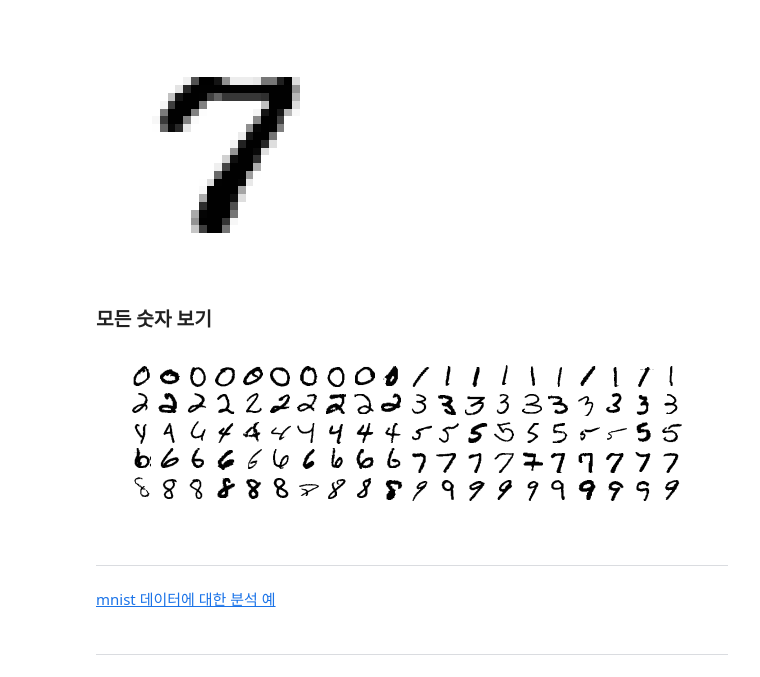
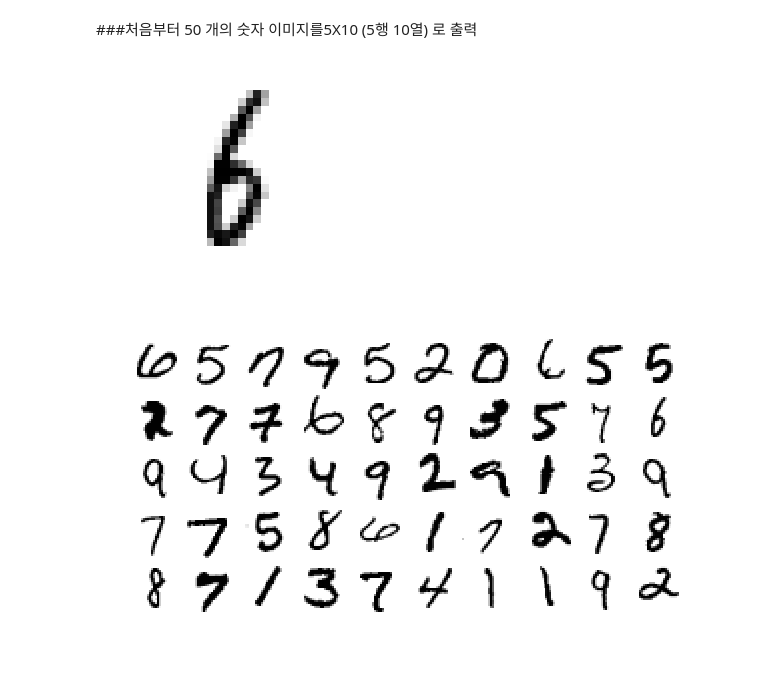
Before and after one commit to zza0818/py-11, a Jupyter notebook: Summary_mnist_data_py11.ipynb, the cells around one changed output. Drawn from its saved outputs; the diff is of its cells as text; code cells hidden in the pictures.

```diff
--- a/Summary_mnist_data_py11.ipynb
+++ b/Summary_mnist_data_py11.ipynb
@@ -229,0 +8,3 @@ array([[  0,   0,   0,   0,   0,   0,   0,   0,   0,   0,   0,   0,   0,
+# %%
+import numpy as np
+data = np.loadtxt('sample_data/mnist_train_small.csv', delimiter=',', dtype=np.float32)
@@ -229,0 +35,2 @@ array([[  0,   0,   0,   0,   0,   0,   0,   0,   0,   0,   0,   0,   0,
+# %%
+ndata = data[:,1:785]
@@ -230,3 +63,5 @@ array([[  0,   0,   0,   0,   0,   0,   0,   0,   0,   0,   0,   0,   0,
+# %% [markdown]
+###처음부터 50 개의 숫자 이미지를5X10 (5행 10열) 로 출력
 # %%
 # 맷플롯립 설정
 %matplotlib inline
@@ -234,18 +69,16 @@ import matplotlib
 import matplotlib.pyplot as plt
 # %%
 # 맷플롯립의 imshow()로 숫자 이미지 보기
-some_digit = digits[77]
-some_digit_image = some_digit.reshape(28,28)
-plt.imshow(some_digit_image, cmap=matplotlib.cm.binary, interpolation="nearest")
+some_ndata = ndata[19]
+some_ndata_image = some_ndata.reshape(28,28)
+plt.imshow(some_ndata_image, cmap=matplotlib.cm.binary, interpolation="nearest")
 plt.axis("off")
 plt.show()
 # %% [output]
-[figure, old version]
+[figure, new version]
-# %% [markdown]
-### 모든 숫자 보기
 # %%
 # 숫자 그림을 위한 추가 함수
-def plot_digits(instances, images_per_row=10, **options):
+def plot_ndata(instances, images_per_row=10, **options):
     size = 28
     images_per_row = min(len(instances), images_per_row)
     images = [instance.reshape(size,size) for instance in instances]
@@ -261,17 +94,7 @@ def plot_digits(instances, images_per_row=10, **options):
     plt.axis("off")
 # %%
 plt.figure(figsize=(10,10))
-plot_digits(digits, images_per_row=20) # 한 줄에 20개의 데이터가 나옴
+plot_ndata(ndata[0:50], images_per_row=10)
 plt.show()
 # %% [output]
-[figure, old version]
+[figure, new version]
-# %% [markdown]
-
-
----
-# %% [markdown]
-[mnist 데이터에 대한 분석 예](https://www.pyimagesearch.com/wp-content/uploads/2016/06/lenet_animation.gif)
-# %% [markdown]
-
-
----
```
Also changed, not shown: parts of 60 cells of this notebook.
